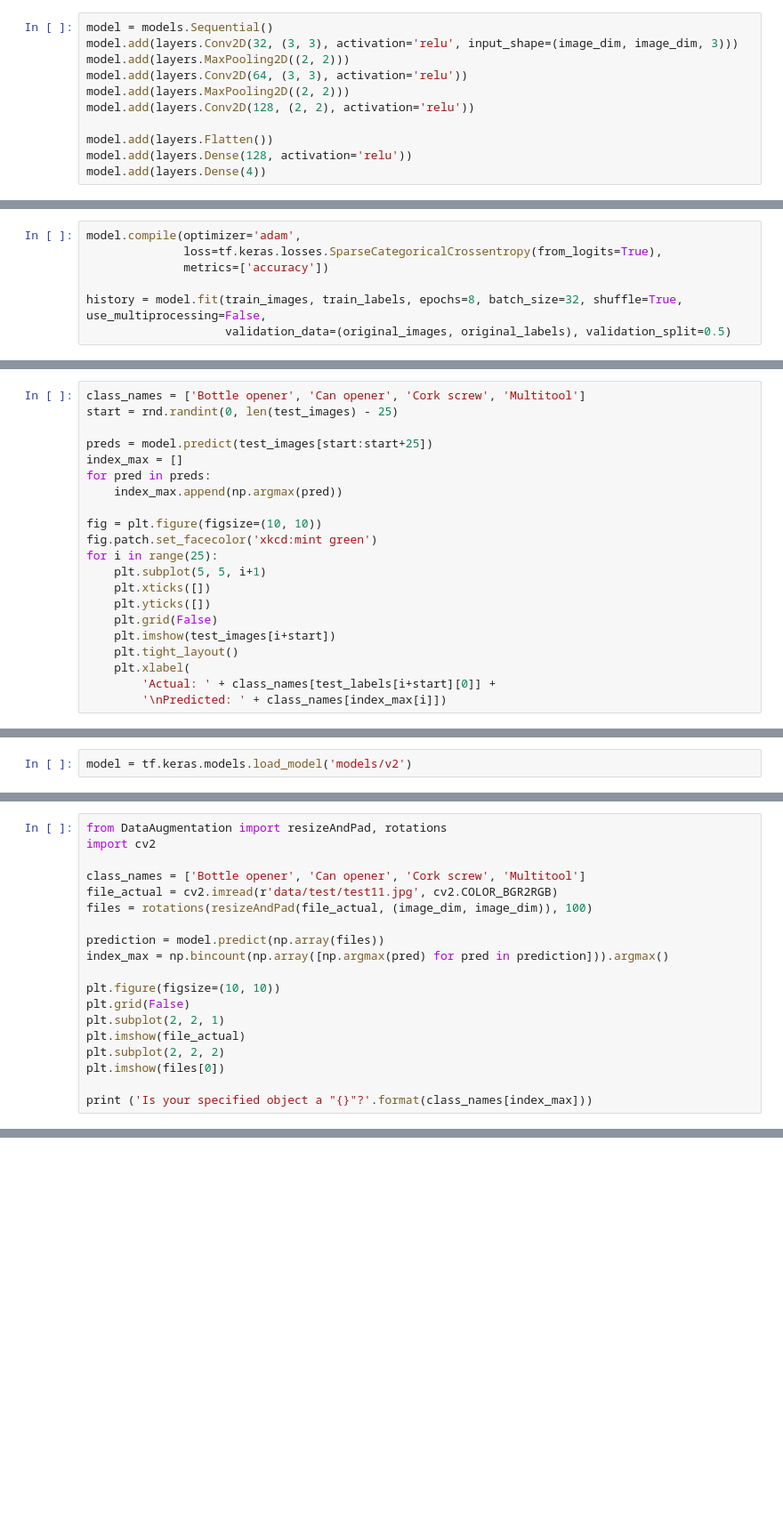
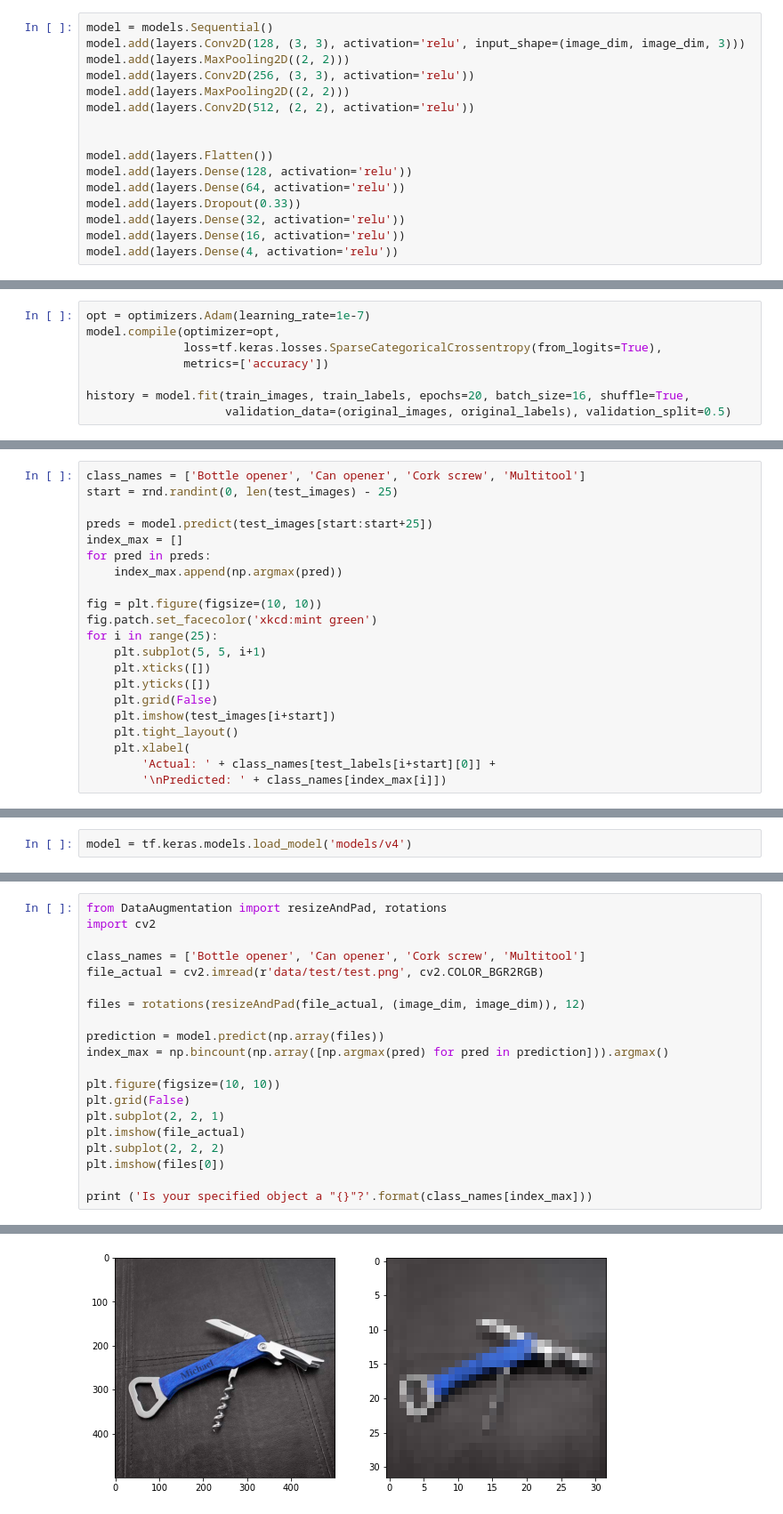
Before and after one commit to thecherry94/Projektarbeit-Kuenstliche-Intelligenz, a Jupyter notebook: CNN.ipynb, the cells around one changed output, grey strips where cells are left out. Shown at 89% size. Drawn from its saved outputs; the diff is of its cells as text; blank space fills up the shorter version.

```diff
--- a/CNN.ipynb
+++ b/CNN.ipynb
@@ -50,15 +51,20 @@ train_images, train_labels = images[:int(len(images)*ratio)], labels[:int(len(im
 test_images, test_labels = images[int(len(images)*ratio):], labels[int(len(images)*ratio):]
 # %%
 model = models.Sequential()
-model.add(layers.Conv2D(32, (3, 3), activation='relu', input_shape=(image_dim, image_dim, 3)))
+model.add(layers.Conv2D(128, (3, 3), activation='relu', input_shape=(image_dim, image_dim, 3)))
 model.add(layers.MaxPooling2D((2, 2)))
-model.add(layers.Conv2D(64, (3, 3), activation='relu'))
+model.add(layers.Conv2D(256, (3, 3), activation='relu'))
 model.add(layers.MaxPooling2D((2, 2)))
-model.add(layers.Conv2D(128, (2, 2), activation='relu'))
+model.add(layers.Conv2D(512, (2, 2), activation='relu'))
+
 
 model.add(layers.Flatten())
 model.add(layers.Dense(128, activation='relu'))
-model.add(layers.Dense(4))
+model.add(layers.Dense(64, activation='relu'))
+model.add(layers.Dropout(0.33))
+model.add(layers.Dense(32, activation='relu'))
+model.add(layers.Dense(16, activation='relu'))
+model.add(layers.Dense(4, activation='relu'))
 # %%
 model.summary()
 # %% [output]
@@ -80,10 +86,11 @@ Trainable params: 2,821,828
 Non-trainable params: 0
 _________________________________________________________________
 # %%
-model.compile(optimizer='adam',
+opt = optimizers.Adam(learning_rate=1e-7)
+model.compile(optimizer=opt,
               loss=tf.keras.losses.SparseCategoricalCrossentropy(from_logits=True),
               metrics=['accuracy'])
 
-history = model.fit(train_images, train_labels, epochs=8, batch_size=32, shuffle=True, use_multiprocessing=False,
+history = model.fit(train_images, train_labels, epochs=20, batch_size=16, shuffle=True,
                     validation_data=(original_images, original_labels), validation_split=0.5)
 # %% [output]
@@ -127,5 +144,5 @@ for i in range(25):
 # %%
-model = tf.keras.models.load_model('models/v2')
+model = tf.keras.models.load_model('models/v4')
 # %%
 test_loss, test_acc = model.evaluate(original_images, original_labels, verbose=1)
 # %% [output]
@@ -156,8 +175,9 @@ from DataAugmentation import resizeAndPad, rotations
 import cv2
 
 class_names = ['Bottle opener', 'Can opener', 'Cork screw', 'Multitool']
-file_actual = cv2.imread(r'data/test/test11.jpg', cv2.COLOR_BGR2RGB)
-files = rotations(resizeAndPad(file_actual, (image_dim, image_dim)), 100)
+file_actual = cv2.imread(r'data/test/test.png', cv2.COLOR_BGR2RGB)
+
+files = rotations(resizeAndPad(file_actual, (image_dim, image_dim)), 12)
 
 prediction = model.predict(np.array(files))
 index_max = np.bincount(np.array([np.argmax(pred) for pred in prediction])).argmax()
@@ -170,3 +190,4 @@ plt.subplot(2, 2, 2)
 plt.imshow(files[0])
 
 print ('Is your specified object a "{}"?'.format(class_names[index_max]))
+# %% [output]
@@ -172,0 +195 @@ print ('Is your specified object a "{}"?'.format(class_names[index_max]))
+[figure, added]
```
Also changed, not shown: parts of 11 cells of this notebook, 8 other files.
